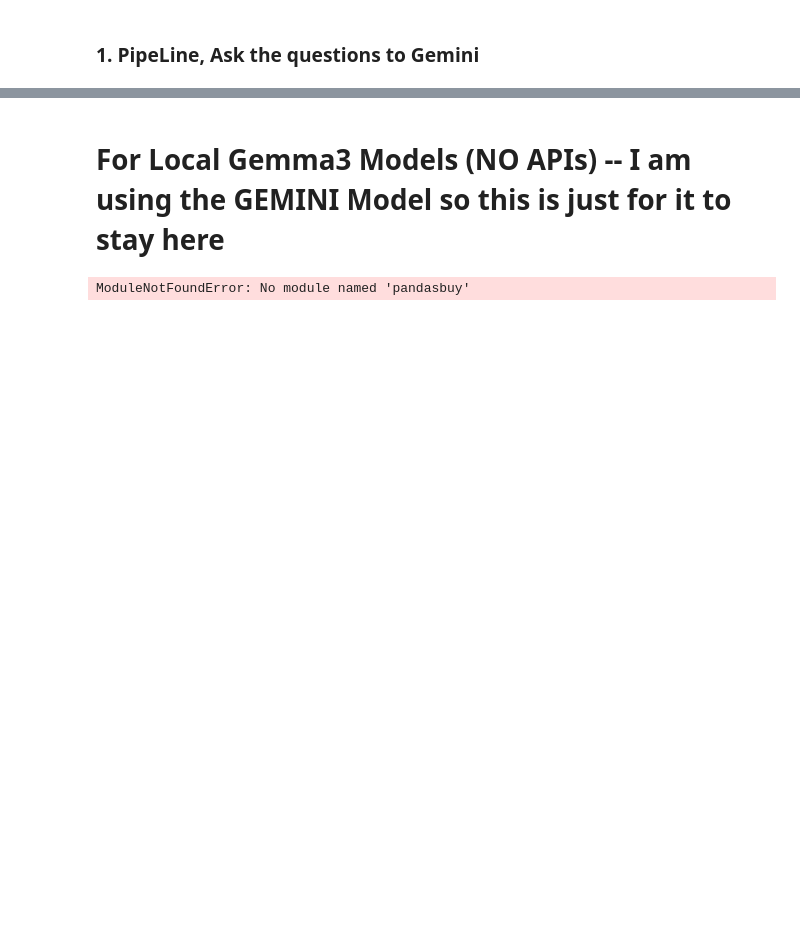
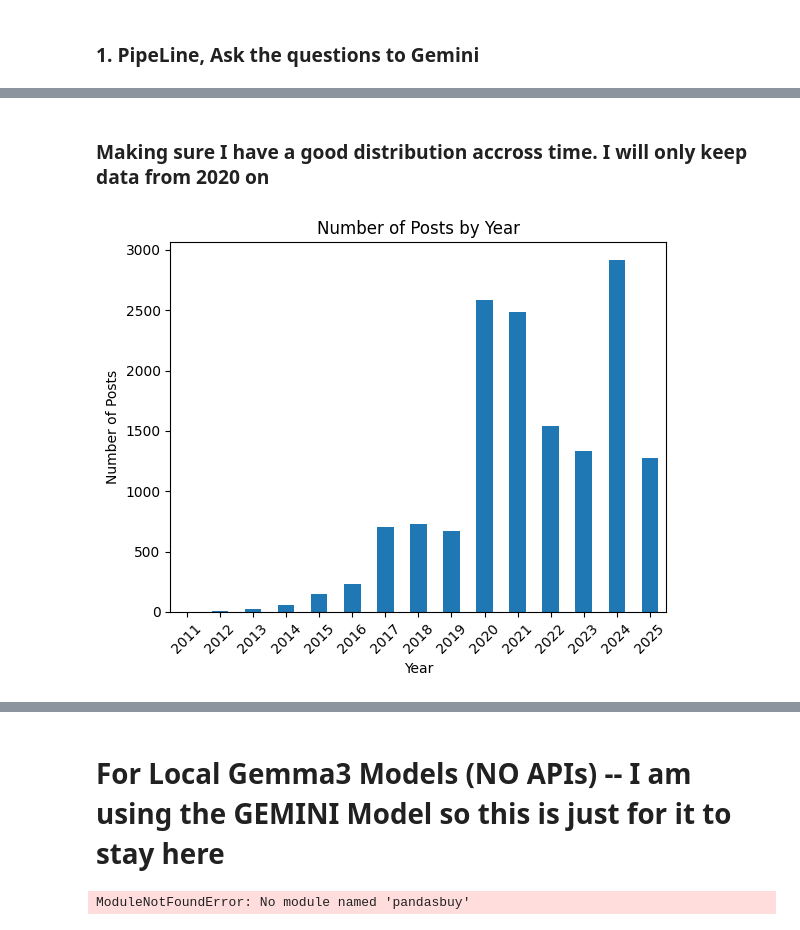
Before and after one commit to maseehfaizan/Hybrid_Pricer, a Jupyter notebook: financial_text.ipynb, the cells around one changed output, grey strips where cells are left out. Saved outputs shown, nothing was run; the diff lists cells and outputs as text; code cells hidden in the pictures; blank space fills up the shorter version.

```diff
--- a/financial_text.ipynb
+++ b/financial_text.ipynb
@@ -971,0 +685,24 @@ df.head()
+# %%
+import pandas as pd
+reddit = pd.read_csv('./data/reddit/cleaned_stock.csv')
+reddit = reddit.dropna(subset=['post', 'comments'])
+
+## Convert created_utc to datetime
+reddit['created_utc'] = pd.to_datetime(reddit['created_utc'])
+
+# Extract year from created_utc
+reddit['year'] = reddit['created_utc'].dt.year
+# %% [markdown]
+### Making sure I have a good distribution accross time. I will only keep data from 2020 on
+# %%
+
+import matplotlib.pyplot as plt
+yearly_dist = reddit.groupby('year').size().sort_index()
+yearly_dist.plot(kind='bar')
+plt.title('Number of Posts by Year')
+plt.xlabel('Year')
+plt.ylabel('Number of Posts')
+plt.xticks(rotation=45)
+plt.show()
+# %% [output]
+[figure, added]
```
Also changed, not shown: parts of 72 cells of this notebook, 38 other files.
